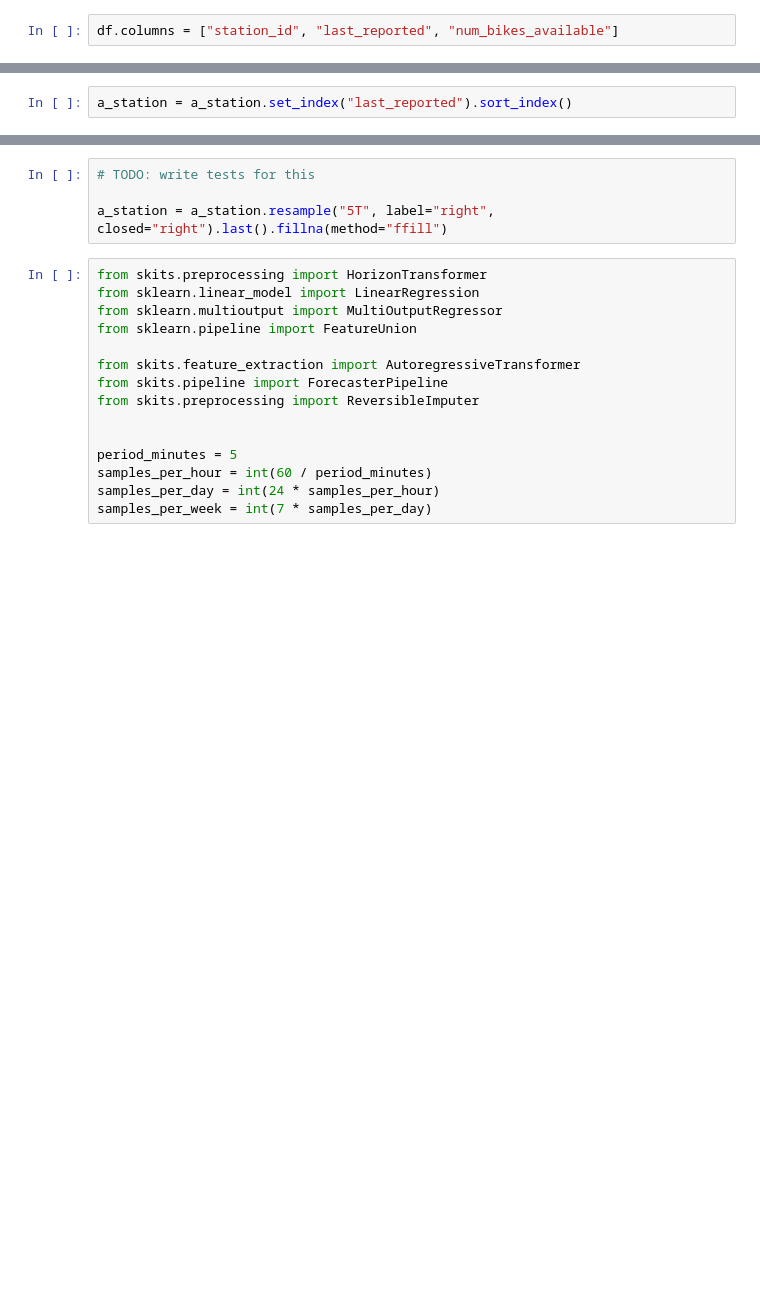
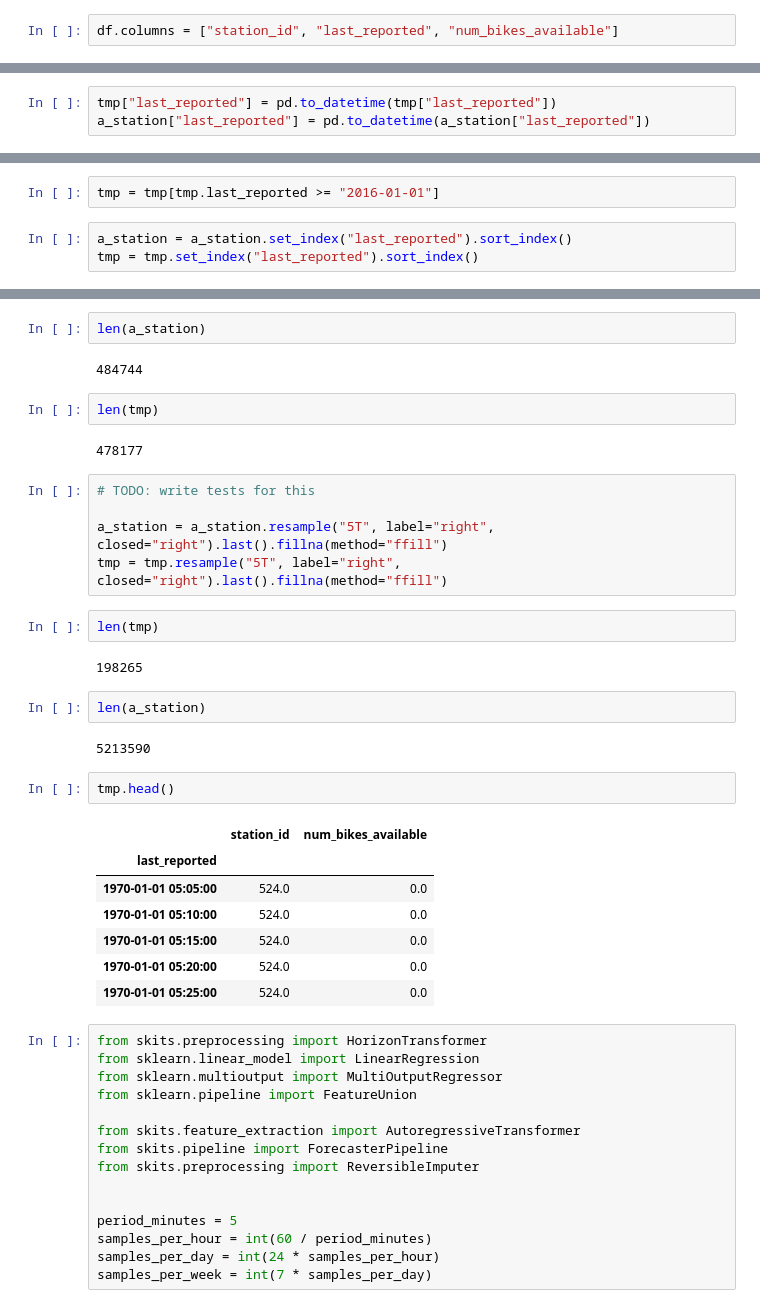
Before and after one commit to EthanRosenthal/citi-bikecaster-model, a Jupyter notebook: notebooks/train.ipynb, the cells around one changed output, grey strips where cells are left out. Saved outputs shown, nothing was run; the diff lists cells and outputs as text; blank space fills up the shorter version.

```diff
--- a/notebooks/train.ipynb
+++ b/notebooks/train.ipynb
@@ -41,0 +46,3 @@ a_station = df[df.station_id == 453].compute()
+# %%
+tmp["last_reported"] = pd.to_datetime(tmp["last_reported"])
+a_station["last_reported"] = pd.to_datetime(a_station["last_reported"])
@@ -42,2 +54,5 @@ a_station = df[df.station_id == 453].compute()
+# %%
+tmp = tmp[tmp.last_reported >= "2016-01-01"]
 # %%
 a_station = a_station.set_index("last_reported").sort_index()
+tmp = tmp.set_index("last_reported").sort_index()
@@ -46,7 +59,34 @@ a_station.index = pd.to_datetime(a_station.index)
+# %%
+len(a_station)
+# %% [output]
+484744
+# %%
+len(tmp)
+# %% [output]
+478177
 # %%
 # TODO: write tests for this
 
 a_station = a_station.resample("5T", label="right", closed="right").last().fillna(method="ffill")
+tmp = tmp.resample("5T", label="right", closed="right").last().fillna(method="ffill")
+# %%
+len(tmp)
+# %% [output]
+198265
+# %%
+len(a_station)
+# %% [output]
+5213590
+# %%
+tmp.head()
+# %% [output]
+|  | station_id | num_bikes_available |
+| last_reported |  |  |
+| 1970-01-01 05:05:00 | 524.0 | 0.0 |
+| 1970-01-01 05:10:00 | 524.0 | 0.0 |
+| 1970-01-01 05:15:00 | 524.0 | 0.0 |
+| 1970-01-01 05:20:00 | 524.0 | 0.0 |
+| 1970-01-01 05:25:00 | 524.0 | 0.0 |
 # %%
 from skits.preprocessing import HorizonTransformer
 from sklearn.linear_model import LinearRegression
```
Also changed, not shown: parts of 6 cells of this notebook, 1 other file.
